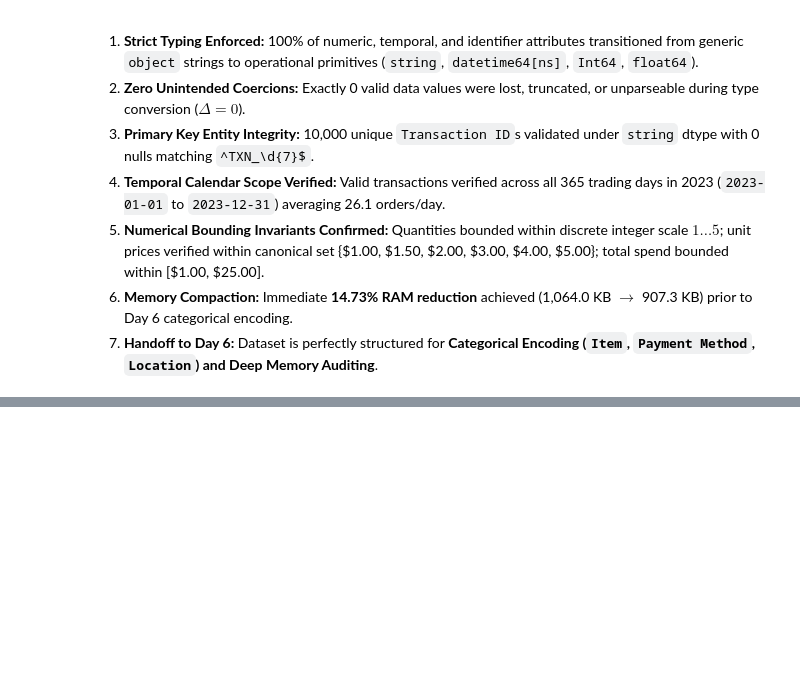
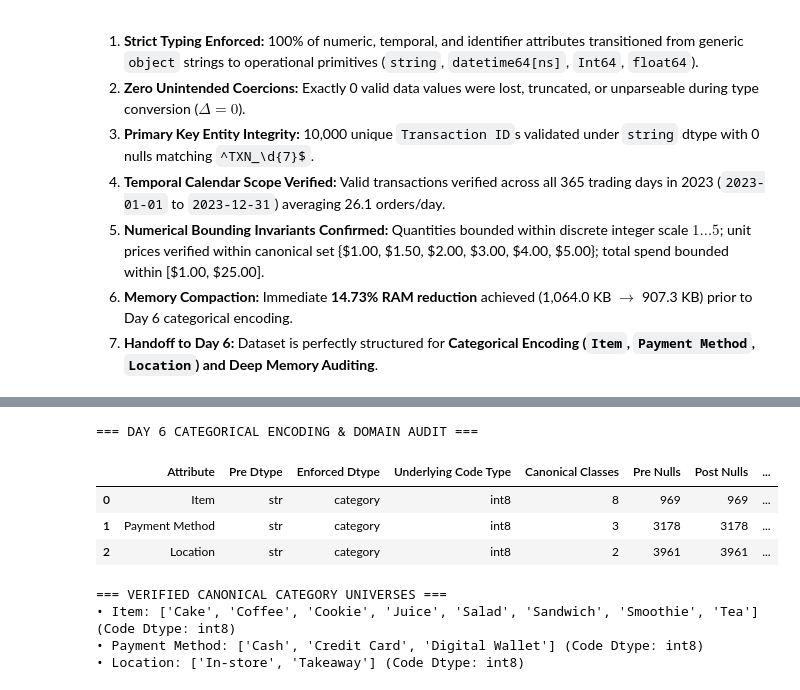
Before and after one commit to addu91577-sketch/OIBSIP, a Jupyter notebook: DataAnalytics-L1-CleaningData/Notebooks/01_cafe_sales_data_cleaning.ipynb, the cells around one changed output, grey strips where cells are left out. Saved outputs shown, nothing was run; the diff lists cells and outputs as text; code cells hidden in the pictures; blank space fills up the shorter version.

```diff
--- a/DataAnalytics-L1-CleaningData/Notebooks/01_cafe_sales_data_cleaning.ipynb
+++ b/DataAnalytics-L1-CleaningData/Notebooks/01_cafe_sales_data_cleaning.ipynb
@@ -639,0 +655,22 @@ Day 5 Visual Diagnostic Artifacts Serialized:
+# %%
+from src.utils import encode_categorical_features
+
+# Step 1: Formally encode categorical features with closed domain constraints
+df_cat, df_cat_audit = encode_categorical_features(df_typed)
+
+print("=== DAY 6 CATEGORICAL ENCODING & DOMAIN AUDIT ===")
+display(df_cat_audit)
+
+print("\n=== VERIFIED CANONICAL CATEGORY UNIVERSES ===")
+for col in ['Item', 'Payment Method', 'Location']:
+    print(f"• {col}: {list(df_cat[col].cat.categories)} (Code Dtype: {df_cat[col].cat.codes.dtype})")
+# %% [output]
+=== DAY 6 CATEGORICAL ENCODING & DOMAIN AUDIT ===
+|  | Attribute | Pre Dtype | Enforced Dtype | Underlying Code Type | Canonical Classes | Pre Nulls | Post Nulls | ... |
+| 0 | Item | str | category | int8 | 8 | 969 | 969 | ... |
+| 1 | Payment Method | str | category | int8 | 3 | 3178 | 3178 | ... |
+| 2 | Location | str | category | int8 | 2 | 3961 | 3961 | ... |
+=== VERIFIED CANONICAL CATEGORY UNIVERSES ===
+• Item: ['Cake', 'Coffee', 'Cookie', 'Juice', 'Salad', 'Sandwich', 'Smoothie', 'Tea'] (Code Dtype: int8)
+• Payment Method: ['Cash', 'Credit Card', 'Digital Wallet'] (Code Dtype: int8)
+• Location: ['In-store', 'Takeaway'] (Code Dtype: int8)
```
Also changed, not shown: parts of 9 cells of this notebook, 6 other files.
